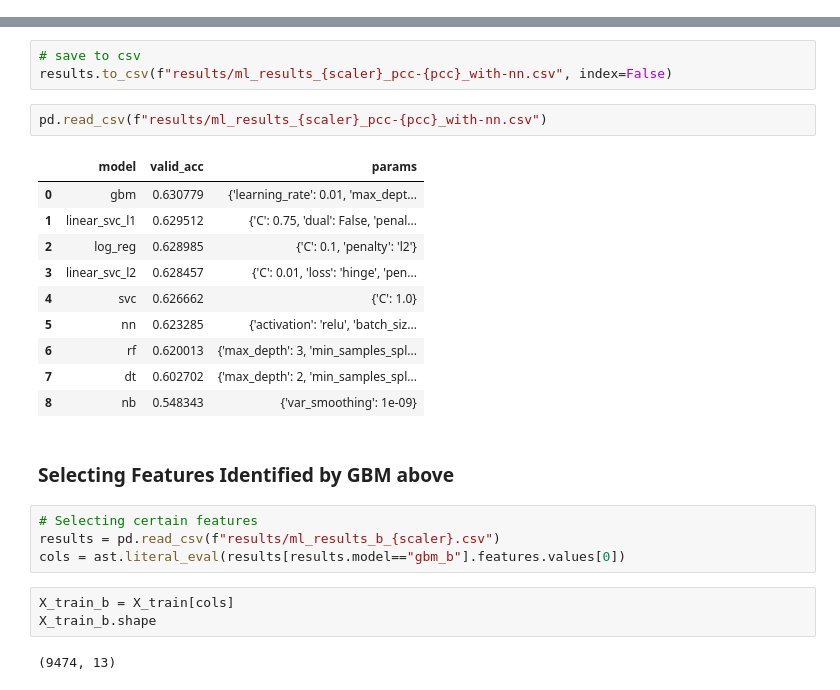
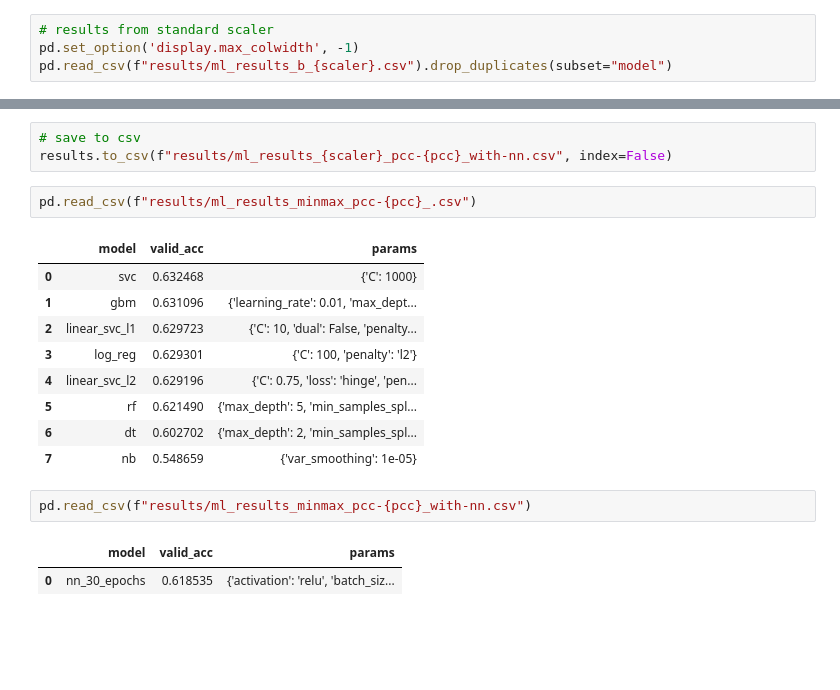
Before and after one commit to PrinceJavier/grab-ai, a Jupyter notebook: grab-ai-preprocessing-training.ipynb, the cells around one changed output, grey strips where cells are left out. Saved outputs shown, nothing was run; the diff lists cells and outputs as text; blank space fills up the shorter version.

```diff
--- a/grab-ai-preprocessing-training.ipynb
+++ b/grab-ai-preprocessing-training.ipynb
@@ -1179,0 +1345,4 @@ plt.margins(0.02)
+# %%
+# results from standard scaler
+pd.set_option('display.max_colwidth', -1)
+pd.read_csv(f"results/ml_results_b_{scaler}.csv").drop_duplicates(subset="model")
@@ -1522,27 +1798,20 @@ results
 # %%
 # save to csv
 results.to_csv(f"results/ml_results_{scaler}_pcc-{pcc}_with-nn.csv", index=False)
+# %%
+pd.read_csv(f"results/ml_results_minmax_pcc-{pcc}_.csv")
+# %% [output]
+|  | model | valid_acc | params |
+| 0 | svc | 0.632468 | {'C': 1000} |
+| 1 | gbm | 0.631096 | {'learning_rate': 0.01, 'max_dept... |
+| 2 | linear_svc_l1 | 0.629723 | {'C': 10, 'dual': False, 'penalty... |
+| 3 | log_reg | 0.629301 | {'C': 100, 'penalty': 'l2'} |
+| 4 | linear_svc_l2 | 0.629196 | {'C': 0.75, 'loss': 'hinge', 'pen... |
+| 5 | rf | 0.621490 | {'max_depth': 5, 'min_samples_spl... |
+| 6 | dt | 0.602702 | {'max_depth': 2, 'min_samples_spl... |
+| 7 | nb | 0.548659 | {'var_smoothing': 1e-05} |
 # %%
-pd.read_csv(f"results/ml_results_{scaler}_pcc-{pcc}_with-nn.csv")
+pd.read_csv(f"results/ml_results_minmax_pcc-{pcc}_with-nn.csv")
 # %% [output]
 |  | model | valid_acc | params |
-| 0 | gbm | 0.630779 | {'learning_rate': 0.01, 'max_dept... |
-| 1 | linear_svc_l1 | 0.629512 | {'C': 0.75, 'dual': False, 'penal... |
-| 2 | log_reg | 0.628985 | {'C': 0.1, 'penalty': 'l2'} |
-| 3 | linear_svc_l2 | 0.628457 | {'C': 0.01, 'loss': 'hinge', 'pen... |
-| 4 | svc | 0.626662 | {'C': 1.0} |
-| 5 | nn | 0.623285 | {'activation': 'relu', 'batch_siz... |
-| 6 | rf | 0.620013 | {'max_depth': 3, 'min_samples_spl... |
-| 7 | dt | 0.602702 | {'max_depth': 2, 'min_samples_spl... |
-| 8 | nb | 0.548343 | {'var_smoothing': 1e-09} |
+| 0 | nn_30_epochs | 0.618535 | {'activation': 'relu', 'batch_siz... |
-# %% [markdown]
-### Selecting Features Identified by GBM above
-# %%
-# Selecting certain features
-results = pd.read_csv(f"results/ml_results_b_{scaler}.csv")
-cols = ast.literal_eval(results[results.model=="gbm_b"].features.values[0])
-# %%
-X_train_b = X_train[cols]
-X_train_b.shape
-# %% [output]
-(9474, 13)
```
Also changed, not shown: parts of 48 cells of this notebook, 15 other files.
